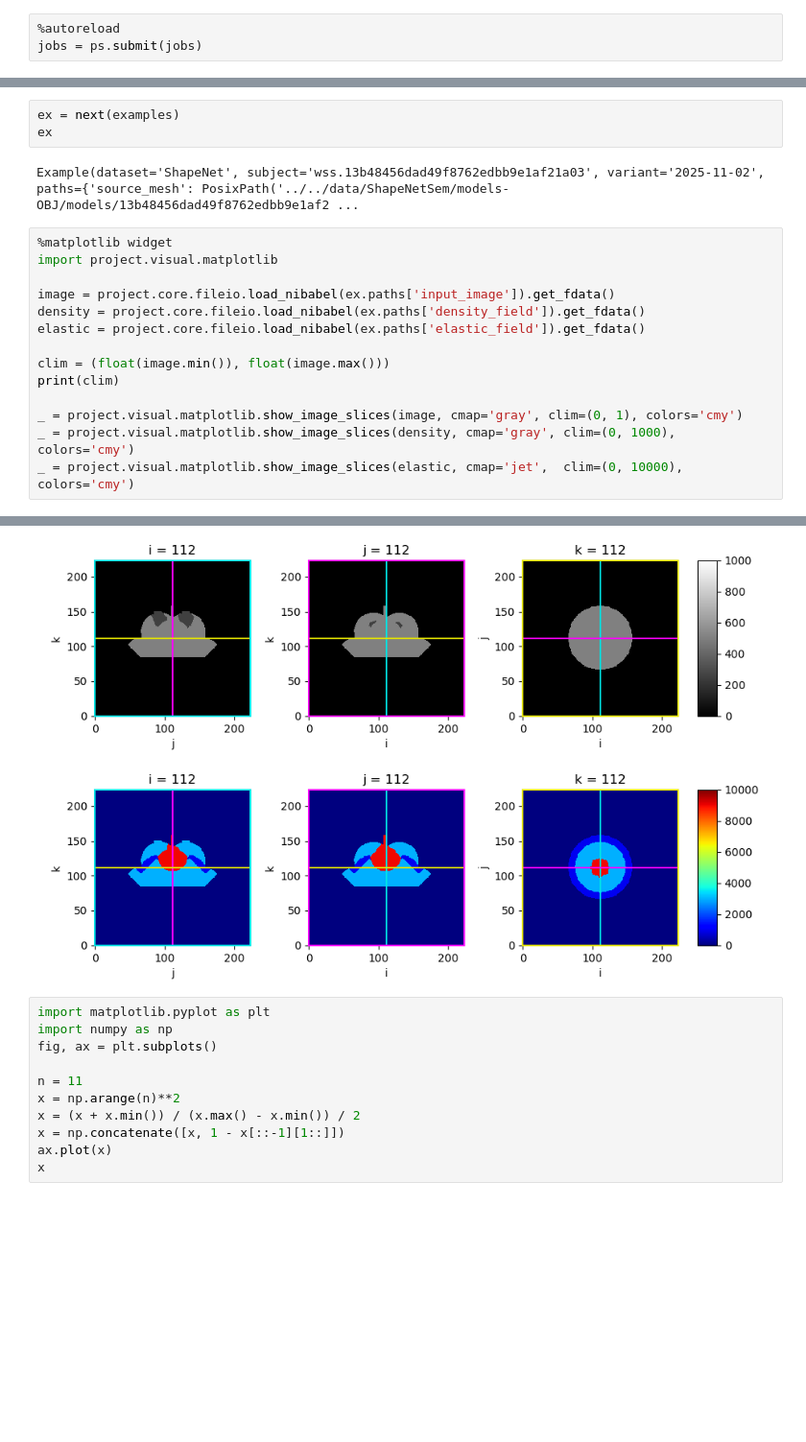
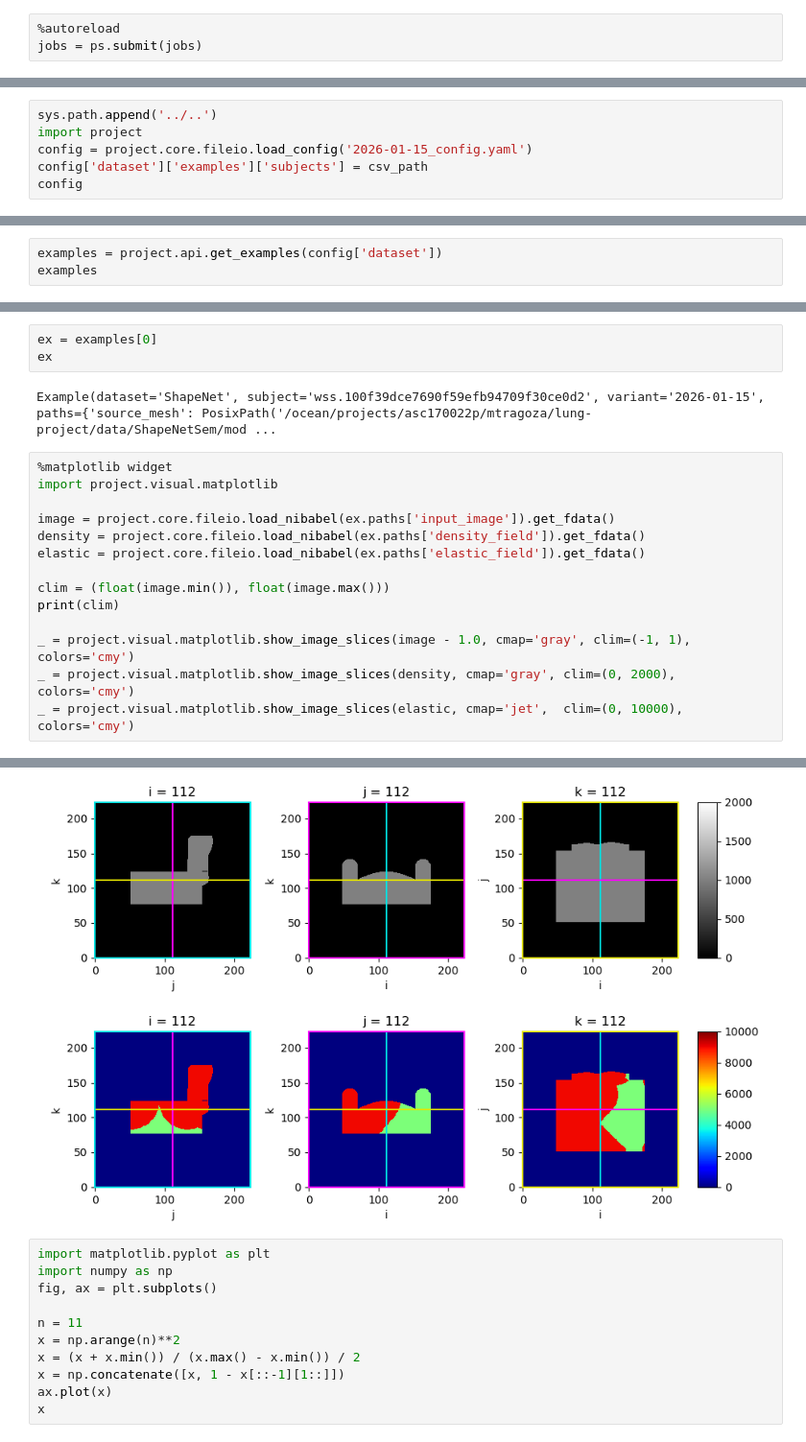
Before and after one commit to mattragoza/lung-project, a Jupyter notebook: notebooks/shapenet/11-preprocess-experiment.ipynb, the cells around one changed output, grey strips where cells are left out. Shown at 96% size. Cells and saved outputs as stored; diff of their text form; blank space fills up the shorter version.

Commit message:
update notebook- new 2026 uniform material variant, optimization debugging

```diff
--- a/notebooks/shapenet/11-preprocess-experiment.ipynb
+++ b/notebooks/shapenet/11-preprocess-experiment.ipynb
@@ -198,0 +189,6 @@ examples = ds.examples(sel.subject.tolist(), variant='2025-11-02', image_tag='so
+# %%
+sys.path.append('../..')
+import project
+config = project.core.fileio.load_config('2026-01-15_config.yaml')
+config['dataset']['examples']['subjects'] = csv_path
+config
@@ -198,0 +214,3 @@ examples = ds.examples(sel.subject.tolist(), variant='2025-11-02', image_tag='so
+# %%
+examples = project.api.get_examples(config['dataset'])
+examples
@@ -199,8 +236,8 @@ examples = ds.examples(sel.subject.tolist(), variant='2025-11-02', image_tag='so
 # %%
-ex = next(examples)
+ex = examples[0]
 ex
 # %% [output]
-Example(dataset='ShapeNet', subject='wss.13b48456dad49f8762edbb9e1af21a03', variant='2025-11-02', paths={'source_mesh': PosixPath('../../data/ShapeNetSem/models-OBJ/models/13b48456dad49f8762edbb9e1af2 ...
+Example(dataset='ShapeNet', subject='wss.100f39dce7690f59efb94709f30ce0d2', variant='2026-01-15', paths={'source_mesh': PosixPath('/ocean/projects/asc170022p/mtragoza/lung-project/data/ShapeNetSem/mod ...
 # %%
 %matplotlib widget
 import project.visual.matplotlib
@@ -212,7 +249,7 @@ elastic = project.core.fileio.load_nibabel(ex.paths['elastic_field']).get_fdata(
 clim = (float(image.min()), float(image.max()))
 print(clim)
 
-_ = project.visual.matplotlib.show_image_slices(image, cmap='gray', clim=(0, 1), colors='cmy')
-_ = project.visual.matplotlib.show_image_slices(density, cmap='gray', clim=(0, 1000), colors='cmy')
+_ = project.visual.matplotlib.show_image_slices(image - 1.0, cmap='gray', clim=(-1, 1), colors='cmy')
+_ = project.visual.matplotlib.show_image_slices(density, cmap='gray', clim=(0, 2000), colors='cmy')
 _ = project.visual.matplotlib.show_image_slices(elastic, cmap='jet',  clim=(0, 10000), colors='cmy')
 # %% [output]
@@ -224,5 +261,5 @@ Loading ../../data/ShapeNetSem/2025-11-02/13b48456dad49f8762edbb9e1af21a03/field
-[figure, old version]
+[figure, new version]
-[figure, old version]
+[figure, new version]
 # %%
 import matplotlib.pyplot as plt
 import numpy as np
```
Also changed, not shown: parts of 15 cells of this notebook, 1 other file.
